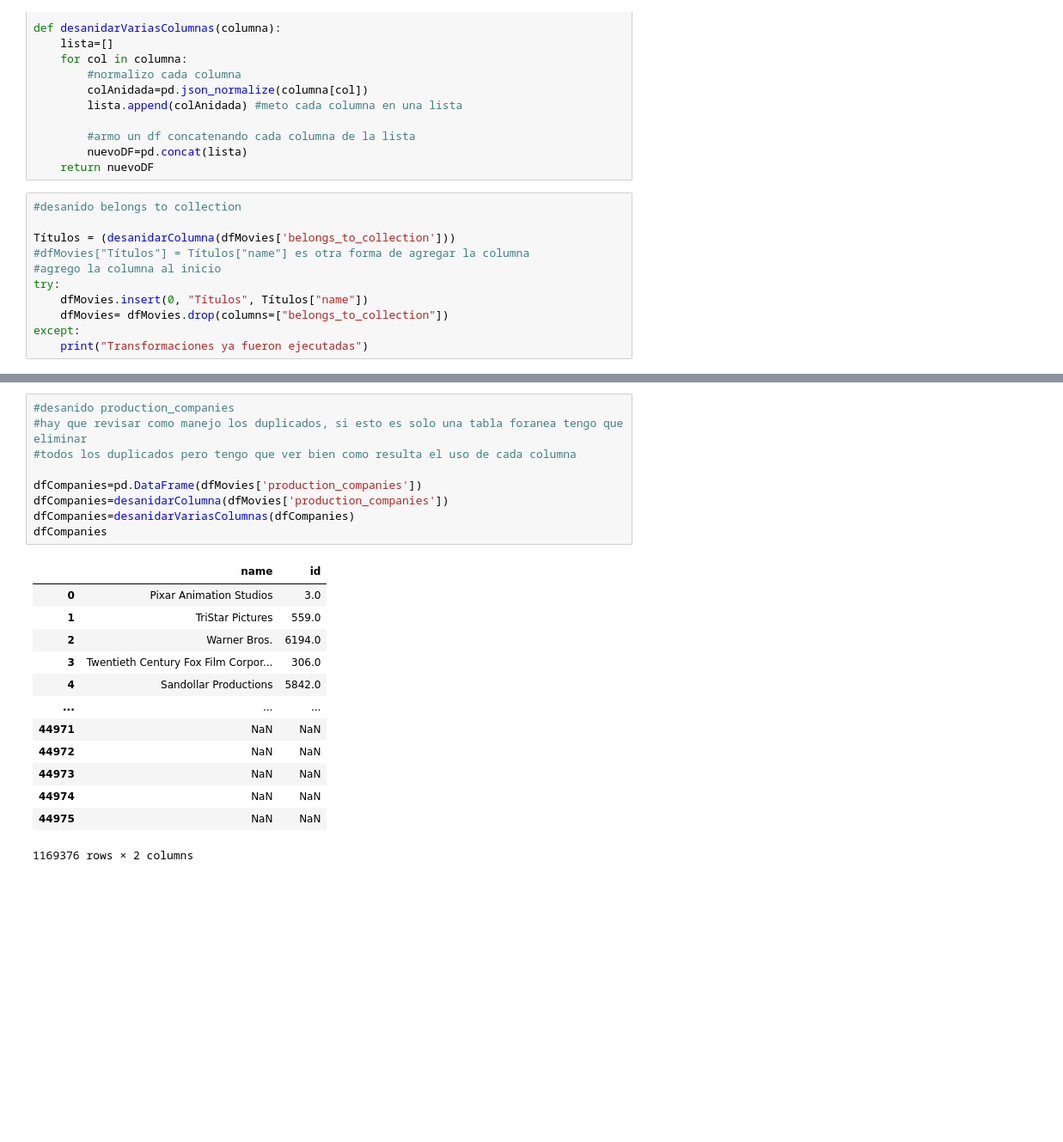
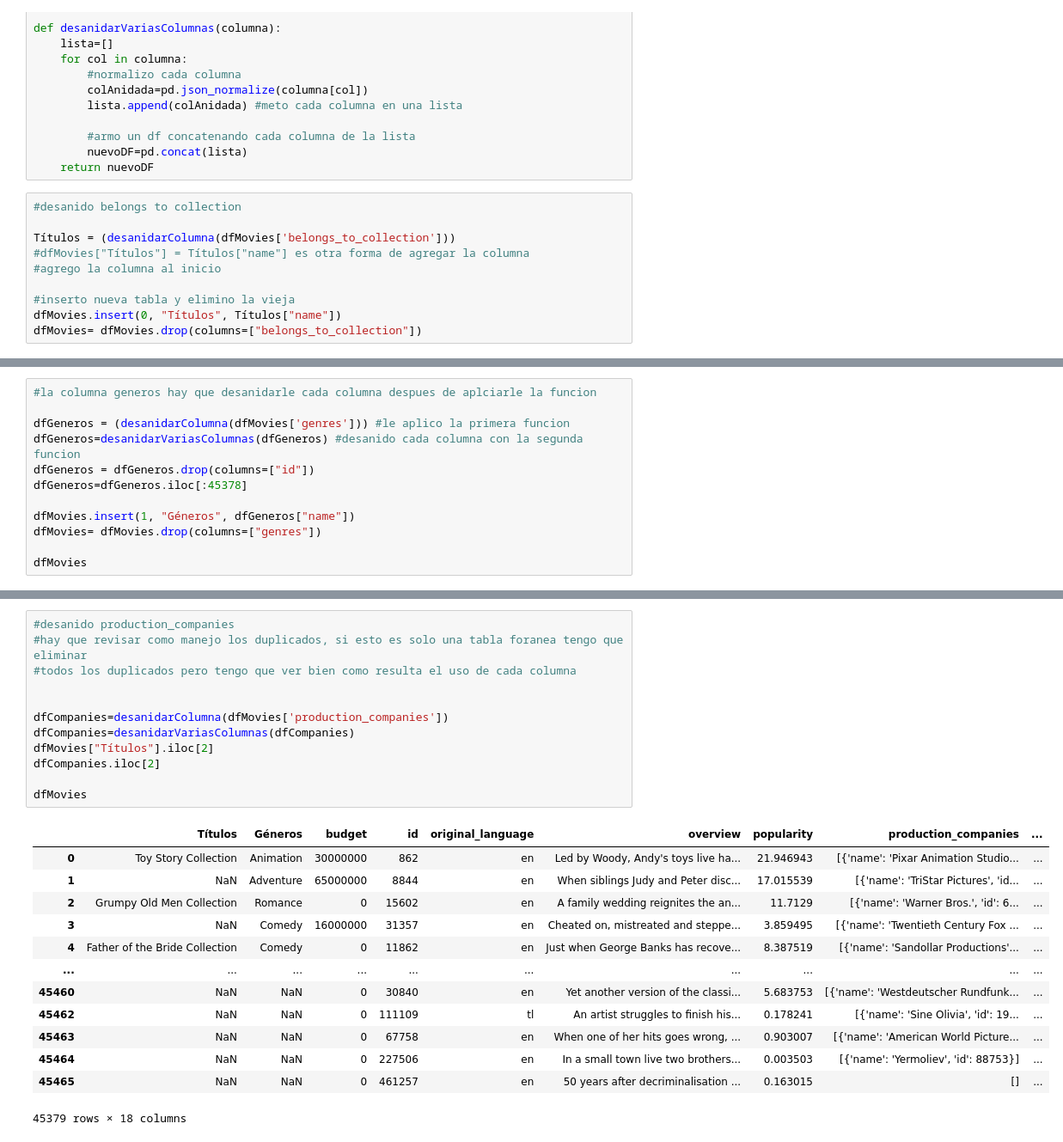
Before and after one commit to Naitais/peliculas_recomendacion_MLOP, a Jupyter notebook: primera semana ETL.ipynb, the cells around one changed output, grey strips where cells are left out. Shown: that part at 86% size. Saved outputs shown, nothing was run; the diff lists cells and outputs as text; blank space fills up the shorter version.

Commit message:
columna generos lista

```diff
--- a/primera semana ETL.ipynb
+++ b/primera semana ETL.ipynb
@@ -64,8 +62,7 @@ def desanidarVariasColumnas(columna):
 Títulos = (desanidarColumna(dfMovies['belongs_to_collection']))
 #dfMovies["Títulos"] = Títulos["name"] es otra forma de agregar la columna
 #agrego la columna al inicio
-try:
-    dfMovies.insert(0, "Títulos", Títulos["name"])
-    dfMovies= dfMovies.drop(columns=["belongs_to_collection"])
-except:
-    print("Transformaciones ya fueron ejecutadas")
+
+#inserto nueva tabla y elimino la vieja
+dfMovies.insert(0, "Títulos", Títulos["name"])
+dfMovies= dfMovies.drop(columns=["belongs_to_collection"])
@@ -113,0 +69,12 @@ dfGeneros
+# %%
+#la columna generos hay que desanidarle cada columna despues de aplciarle la funcion
+
+dfGeneros = (desanidarColumna(dfMovies['genres'])) #le aplico la primera funcion
+dfGeneros=desanidarVariasColumnas(dfGeneros) #desanido cada columna con la segunda funcion
+dfGeneros = dfGeneros.drop(columns=["id"])
+dfGeneros=dfGeneros.iloc[:45378]
+
+dfMovies.insert(1, "Géneros", dfGeneros["name"])
+dfMovies= dfMovies.drop(columns=["genres"])
+
+dfMovies
@@ -114,26 +95,29 @@ dfGeneros
 # %%
 #desanido production_companies
 #hay que revisar como manejo los duplicados, si esto es solo una tabla foranea tengo que eliminar
 #todos los duplicados pero tengo que ver bien como resulta el uso de cada columna
 
-dfCompanies=pd.DataFrame(dfMovies['production_companies'])
+
 dfCompanies=desanidarColumna(dfMovies['production_companies'])
 dfCompanies=desanidarVariasColumnas(dfCompanies)
-dfCompanies
+dfMovies["Títulos"].iloc[2]
+dfCompanies.iloc[2]
+
+dfMovies
 # %% [output]
-|  | name | id |
-| 0 | Pixar Animation Studios | 3.0 |
-| 1 | TriStar Pictures | 559.0 |
-| 2 | Warner Bros. | 6194.0 |
-| 3 | Twentieth Century Fox Film Corpor... | 306.0 |
-| 4 | Sandollar Productions | 5842.0 |
-| ... | ... | ... |
-| 44971 | NaN | NaN |
-| 44972 | NaN | NaN |
-| 44973 | NaN | NaN |
-| 44974 | NaN | NaN |
-| 44975 | NaN | NaN |
+|  | Títulos | Géneros | budget | id | original_language | overview | popularity | production_companies | ... |
+| 0 | Toy Story Collection | Animation | 30000000 | 862 | en | Led by Woody, Andy's toys live ha... | 21.946943 | [{'name': 'Pixar Animation Studio... | ... |
+| 1 | NaN | Adventure | 65000000 | 8844 | en | When siblings Judy and Peter disc... | 17.015539 | [{'name': 'TriStar Pictures', 'id... | ... |
+| 2 | Grumpy Old Men Collection | Romance | 0 | 15602 | en | A family wedding reignites the an... | 11.7129 | [{'name': 'Warner Bros.', 'id': 6... | ... |
+| 3 | NaN | Comedy | 16000000 | 31357 | en | Cheated on, mistreated and steppe... | 3.859495 | [{'name': 'Twentieth Century Fox ... | ... |
+| 4 | Father of the Bride Collection | Comedy | 0 | 11862 | en | Just when George Banks has recove... | 8.387519 | [{'name': 'Sandollar Productions'... | ... |
+| ... | ... | ... | ... | ... | ... | ... | ... | ... | ... |
+| 45460 | NaN | NaN | 0 | 30840 | en | Yet another version of the classi... | 5.683753 | [{'name': 'Westdeutscher Rundfunk... | ... |
+| 45462 | NaN | NaN | 0 | 111109 | tl | An artist struggles to finish his... | 0.178241 | [{'name': 'Sine Olivia', 'id': 19... | ... |
+| 45463 | NaN | NaN | 0 | 67758 | en | When one of her hits goes wrong, ... | 0.903007 | [{'name': 'American World Picture... | ... |
+| 45464 | NaN | NaN | 0 | 227506 | en | In a small town live two brothers... | 0.003503 | [{'name': 'Yermoliev', 'id': 88753}] | ... |
+| 45465 | NaN | NaN | 0 | 461257 | en | 50 years after decriminalisation ... | 0.163015 | [] | ... |
-1169376 rows × 2 columns
+45379 rows × 18 columns
 # %%
 #desanido production_countries
 #hay que revisar como manejo los duplicados, si esto es solo una tabla foranea tengo que eliminar
```
Also changed, not shown: parts of 8 cells of this notebook.
